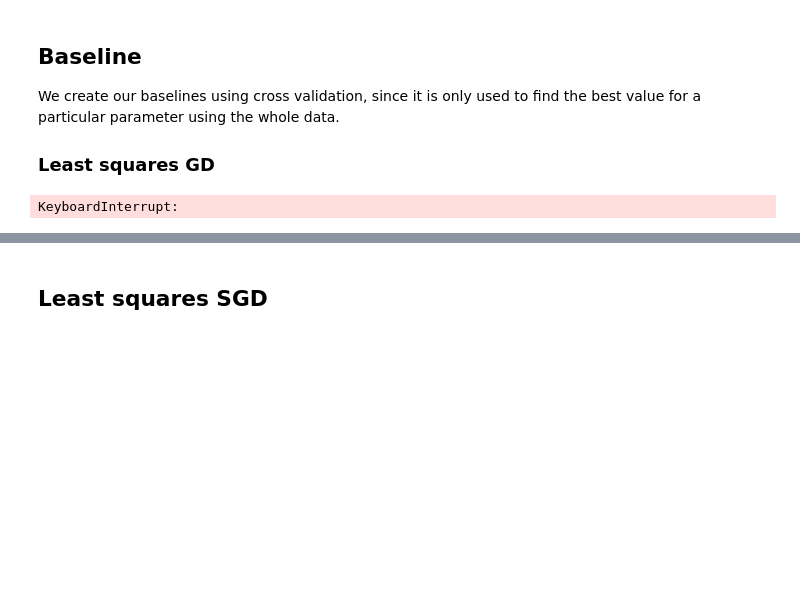
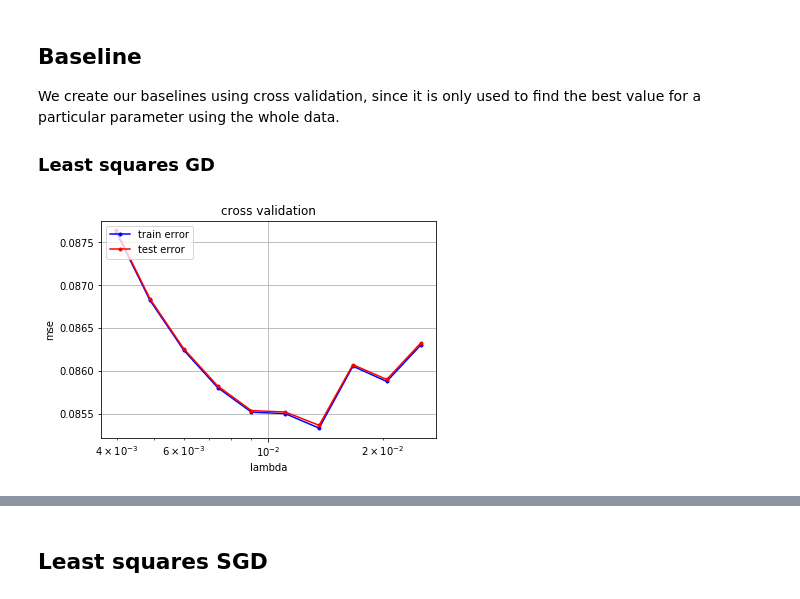
Before and after one commit to inverniz/ML_project, a Jupyter notebook: scripts/Model_building.ipynb, the cells around one changed output, grey strips where cells are left out. Cells and saved outputs as stored; diff of their text form; code cells hidden in the pictures; blank space fills up the shorter version.

```diff
--- a/scripts/Model_building.ipynb
+++ b/scripts/Model_building.ipynb
@@ -144,13 +144,14 @@ tx = np.c_[np.ones(num_samples), x]
 We create our baselines using cross validation, since it is only used to find the best value for a particular parameter using the whole data.
 ### Least squares GD
 # %%
-gammas = np.logspace(-1,3.5,5)
+gammas = np.logspace(-2.4,-1.6,10)
 mse_tr = []
 mse_te = []
+y_scaled = (y+1)/2.0
 for gamma in gammas:
-    mse_tr_, mse_te_ = cross_validation(y, x, 5, least_squares_GD, compute_mse, {'initial_w' : np.zeros(x.shape[1] + 1), 'max_iters':500, 'gamma':gamma})
+    mse_tr_, mse_te_ = cross_validation(y_scaled, x, 5, least_squares_GD, compute_mse, {'initial_w' : np.zeros(x.shape[1] + 1), 'max_iters':500, 'gamma':gamma})
     mse_tr.append(mse_tr_)
     mse_te.append(mse_te_)
 cross_validation_visualization(gammas, mse_tr, mse_te)
 # %% [output]
-KeyboardInterrupt:
+[figure, added]
```
Also changed, not shown: parts of 7 cells of this notebook, 2 other files.
